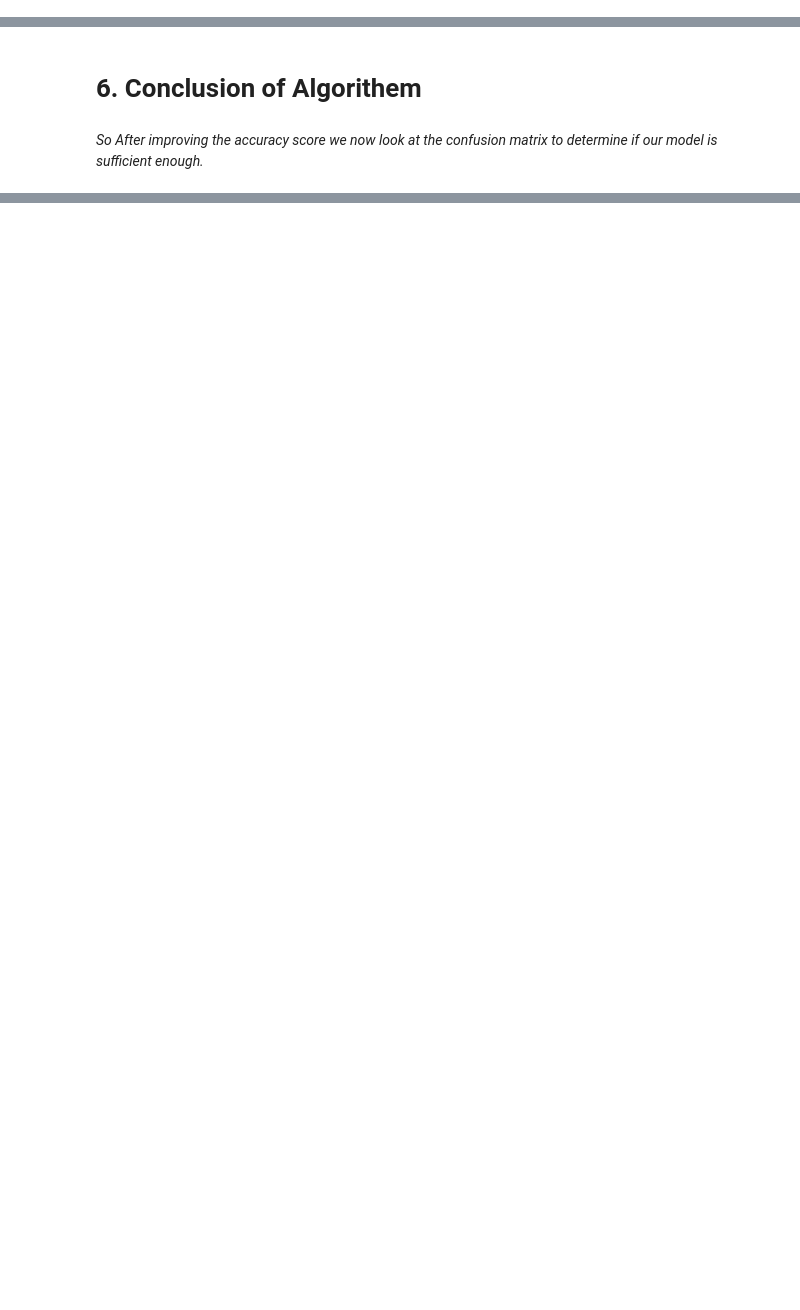
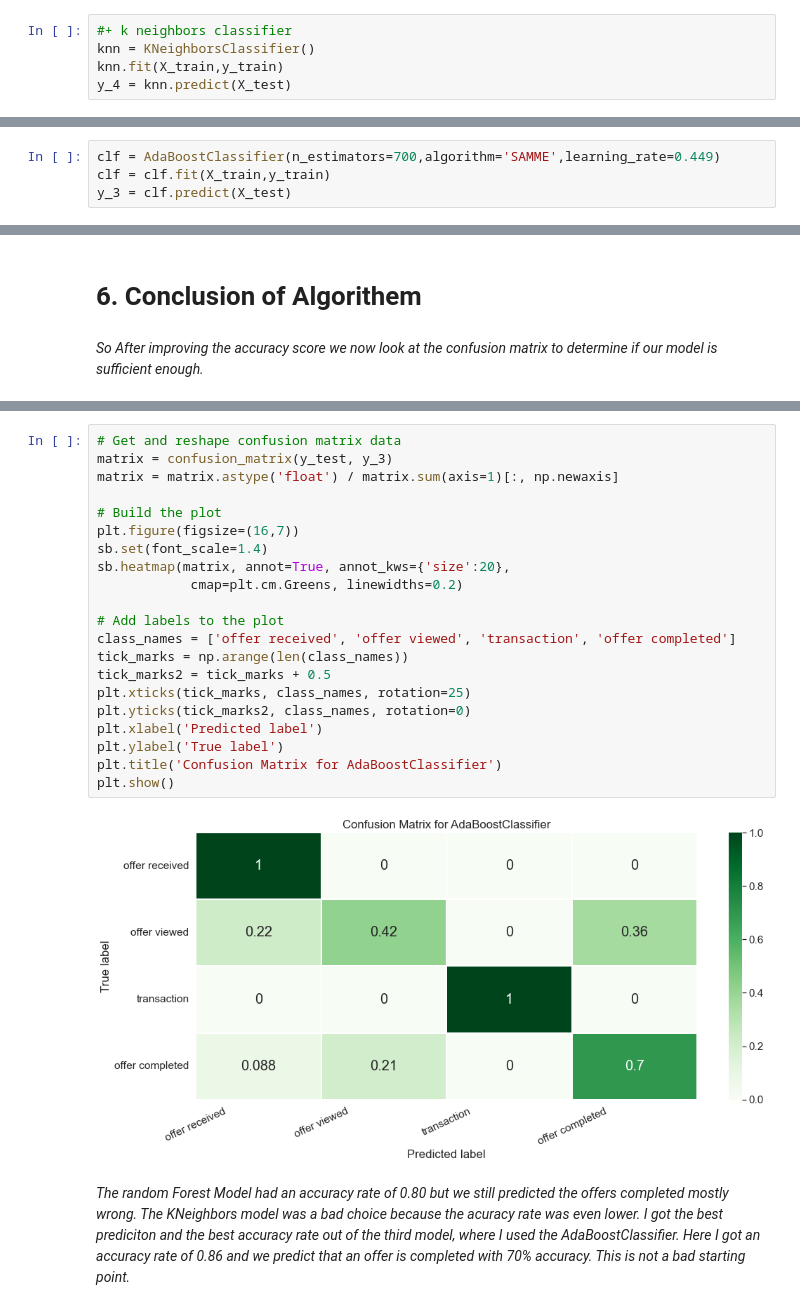
Before and after one commit to JulesJuwel/Starbucks-Capstone-Project, a Jupyter notebook: Starbucks_Capstone_notebook.ipynb, the cells around one changed output, grey strips where cells are left out. Drawn from its saved outputs; the diff is of its cells as text; blank space fills up the shorter version.

```diff
--- a/Starbucks_Capstone_notebook.ipynb
+++ b/Starbucks_Capstone_notebook.ipynb
@@ -842,0 +864,5 @@ Accuracy: 0.703
+# %%
+#+ k neighbors classifier
+knn = KNeighborsClassifier()
+knn.fit(X_train,y_train)
+y_4 = knn.predict(X_test)
@@ -842,0 +877,4 @@ Accuracy: 0.703
+# %%
+clf = AdaBoostClassifier(n_estimators=700,algorithm='SAMME',learning_rate=0.449)
+clf = clf.fit(X_train,y_train)
+y_3 = clf.predict(X_test)
@@ -896,0 +962,25 @@ plt.show()
+# %%
+# Get and reshape confusion matrix data
+matrix = confusion_matrix(y_test, y_3)
+matrix = matrix.astype('float') / matrix.sum(axis=1)[:, np.newaxis]
+
+# Build the plot
+plt.figure(figsize=(16,7))
+sb.set(font_scale=1.4)
+sb.heatmap(matrix, annot=True, annot_kws={'size':20},
+            cmap=plt.cm.Greens, linewidths=0.2)
+
+# Add labels to the plot
+class_names = ['offer received', 'offer viewed', 'transaction', 'offer completed']
+tick_marks = np.arange(len(class_names))
+tick_marks2 = tick_marks + 0.5
+plt.xticks(tick_marks, class_names, rotation=25)
+plt.yticks(tick_marks2, class_names, rotation=0)
+plt.xlabel('Predicted label')
+plt.ylabel('True label')
+plt.title('Confusion Matrix for AdaBoostClassifier')
+plt.show()
+# %% [output]
+[figure, added]
+# %% [markdown]
+*The random Forest Model had an accuracy rate of 0.80 but we still predicted the offers completed mostly wrong. The KNeighbors model was a bad choice because the acuracy rate was even lower. I got the best prediciton and the best accuracy rate out of the third model, where I used the AdaBoostClassifier. Here I got an accuracy rate of 0.86 and we predict that an offer is completed with 70% accuracy. This is not a bad starting point.*
```
Also changed, not shown: parts of 45 cells of this notebook, 1 other file.
